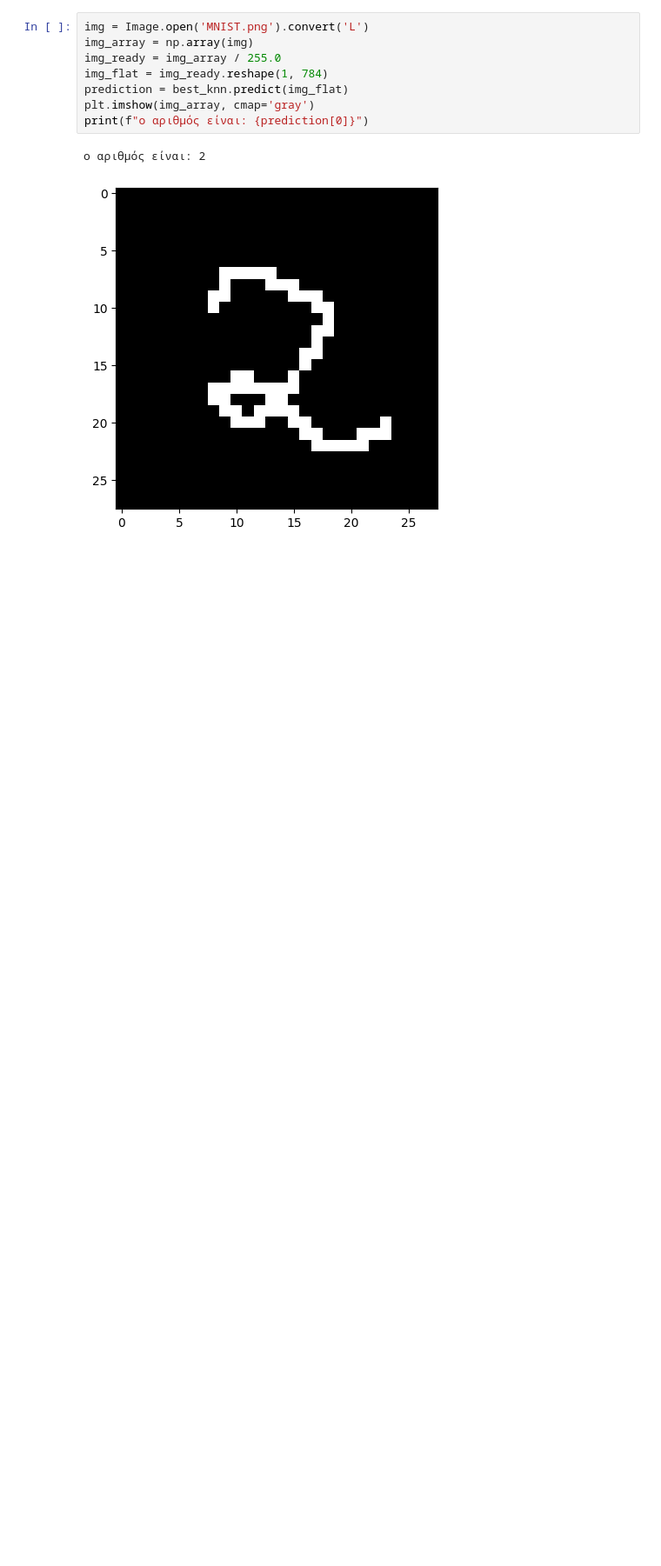
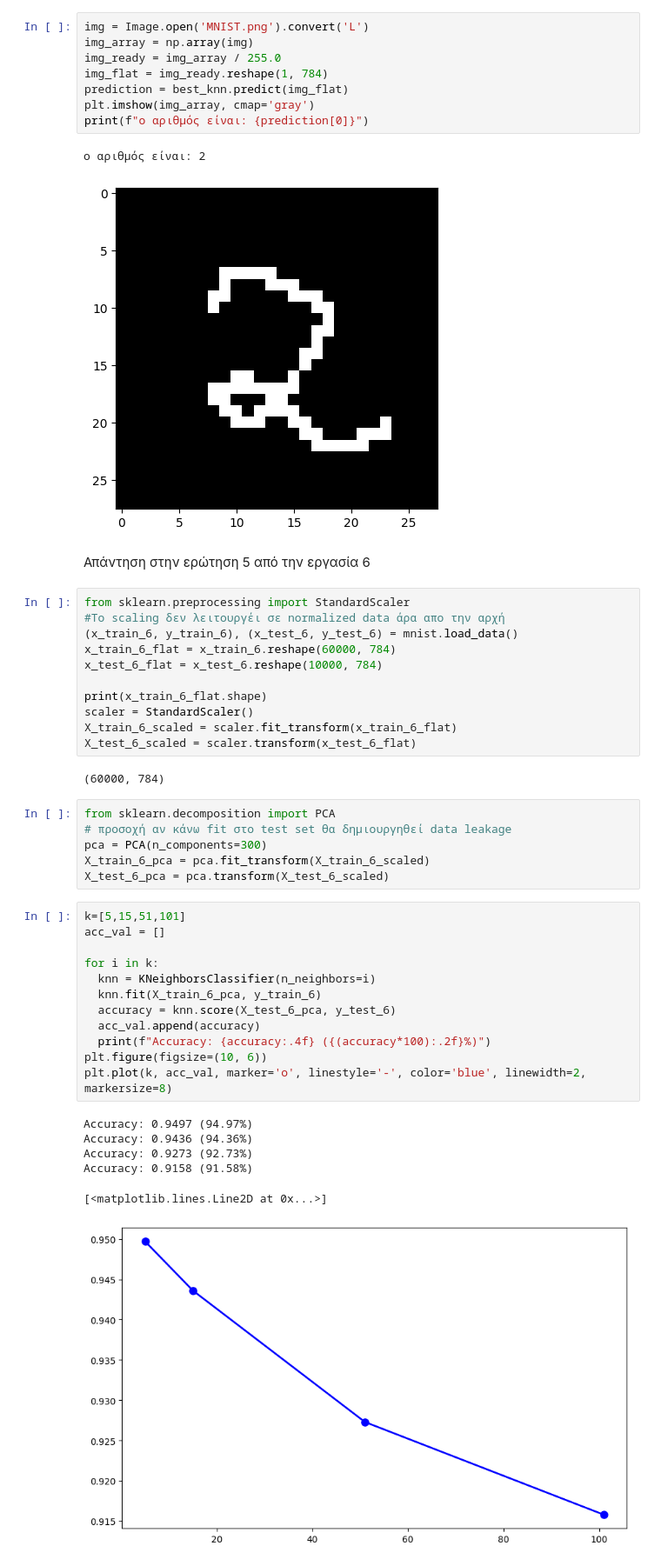
Before and after one commit to VasileiosVitaskos/ML-auth5, a Jupyter notebook: Ergasia5.ipynb, the cells around one changed output. Shown: that part at 87% size. Cells and saved outputs as stored; diff of their text form; blank space fills up the shorter version.

```diff
--- a/Ergasia5.ipynb
+++ b/Ergasia5.ipynb
@@ -108,3 +108,43 @@ print(f"ο αριθμός είναι: {prediction[0]}")
 # %% [output]
 ο αριθμός είναι: 2
 [figure]
+# %% [markdown]
+Απάντηση στην ερώτηση 5 από την εργασία 6
+# %%
+from sklearn.preprocessing import StandardScaler
+#Το scaling δεν λειτουργέι σε normalized data άρα απο την αρχή
+(x_train_6, y_train_6), (x_test_6, y_test_6) = mnist.load_data()
+x_train_6_flat = x_train_6.reshape(60000, 784)
+x_test_6_flat = x_test_6.reshape(10000, 784)
+
+print(x_train_6_flat.shape)
+scaler = StandardScaler()
+X_train_6_scaled = scaler.fit_transform(x_train_6_flat)
+X_test_6_scaled = scaler.transform(x_test_6_flat)
+# %% [output]
+(60000, 784)
+# %%
+from sklearn.decomposition import PCA
+# προσοχή αν κάνω fit στο test set θα δημιουργηθεί data leakage
+pca = PCA(n_components=300)
+X_train_6_pca = pca.fit_transform(X_train_6_scaled)
+X_test_6_pca = pca.transform(X_test_6_scaled)
+# %%
+k=[5,15,51,101]
+acc_val = []
+
+for i in k:
+  knn = KNeighborsClassifier(n_neighbors=i)
+  knn.fit(X_train_6_pca, y_train_6)
+  accuracy = knn.score(X_test_6_pca, y_test_6)
+  acc_val.append(accuracy)
+  print(f"Accuracy: {accuracy:.4f} ({(accuracy*100):.2f}%)")
+plt.figure(figsize=(10, 6))
+plt.plot(k, acc_val, marker='o', linestyle='-', color='blue', linewidth=2, markersize=8)
+# %% [output]
+Accuracy: 0.9497 (94.97%)
+Accuracy: 0.9436 (94.36%)
+Accuracy: 0.9273 (92.73%)
+Accuracy: 0.9158 (91.58%)
+[<matplotlib.lines.Line2D at 0x...>]
+[figure, added]
```
Also changed, not shown: parts of 9 cells of this notebook.
